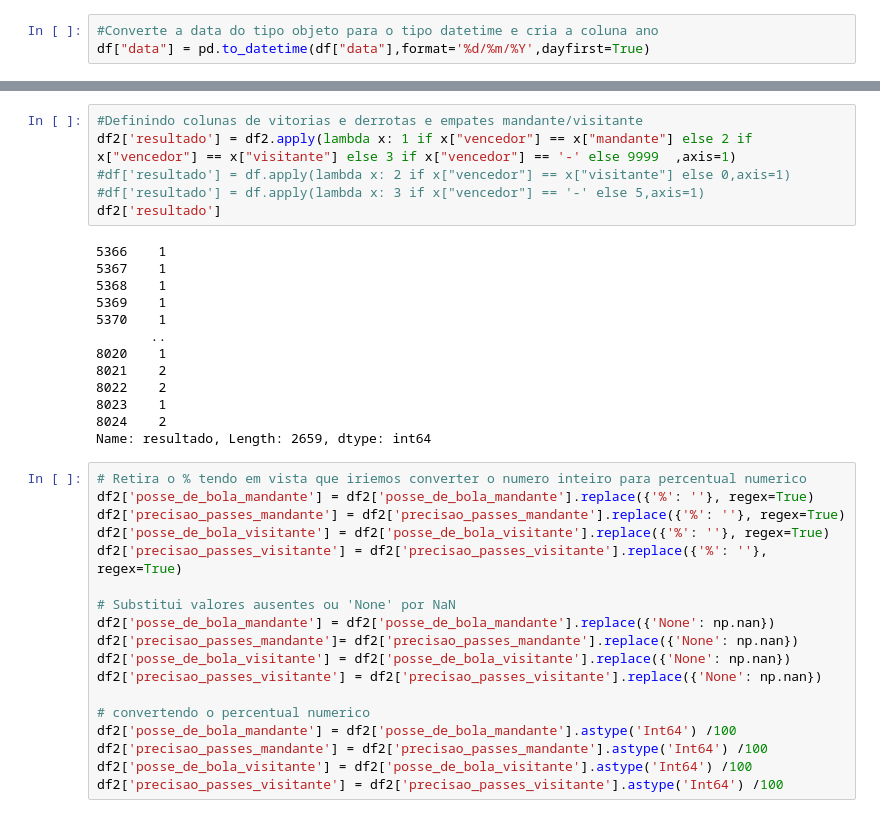
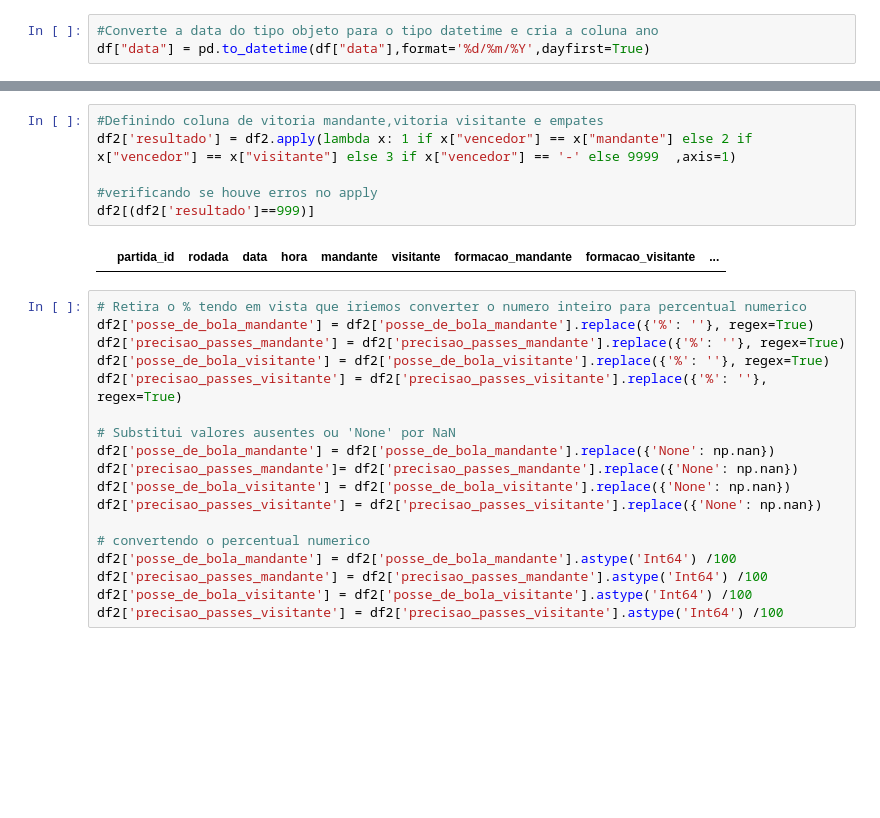
Before and after one commit to vbddinho/puc_minas_machine, a Jupyter notebook: 1-coleta_transformação.ipynb, the cells around one changed output, grey strips where cells are left out. Cells and saved outputs as stored; diff of their text form; blank space fills up the shorter version.

```diff
--- a/1-coleta_transformação.ipynb
+++ b/1-coleta_transformação.ipynb
@@ -128,24 +123,13 @@ escanteios_visitante         0
 temporada                    0
 dtype: int64
 # %%
-#Definindo colunas de vitorias e derrotas e empates mandante/visitante
+#Definindo coluna de vitoria mandante,vitoria visitante e empates
 df2['resultado'] = df2.apply(lambda x: 1 if x["vencedor"] == x["mandante"] else 2 if x["vencedor"] == x["visitante"] else 3 if x["vencedor"] == '-' else 9999  ,axis=1)
-#df['resultado'] = df.apply(lambda x: 2 if x["vencedor"] == x["visitante"] else 0,axis=1)
-#df['resultado'] = df.apply(lambda x: 3 if x["vencedor"] == '-' else 5,axis=1)
-df2['resultado']
+
+#verificando se houve erros no apply
+df2[(df2['resultado']==999)]
 # %% [output]
-5366    1
-5367    1
-5368    1
-5369    1
-5370    1
-       ..
-8020    1
-8021    2
-8022    2
-8023    1
-8024    2
-Name: resultado, Length: 2659, dtype: int64
+|  | partida_id | rodada | data | hora | mandante | visitante | formacao_mandante | formacao_visitante | ... |
 # %%
 # Retira o % tendo em vista que iriemos converter o numero inteiro para percentual numerico
 df2['posse_de_bola_mandante'] = df2['posse_de_bola_mandante'].replace({'%': ''}, regex=True)
```
Also changed, not shown: parts of 16 cells of this notebook, 1 other file.
